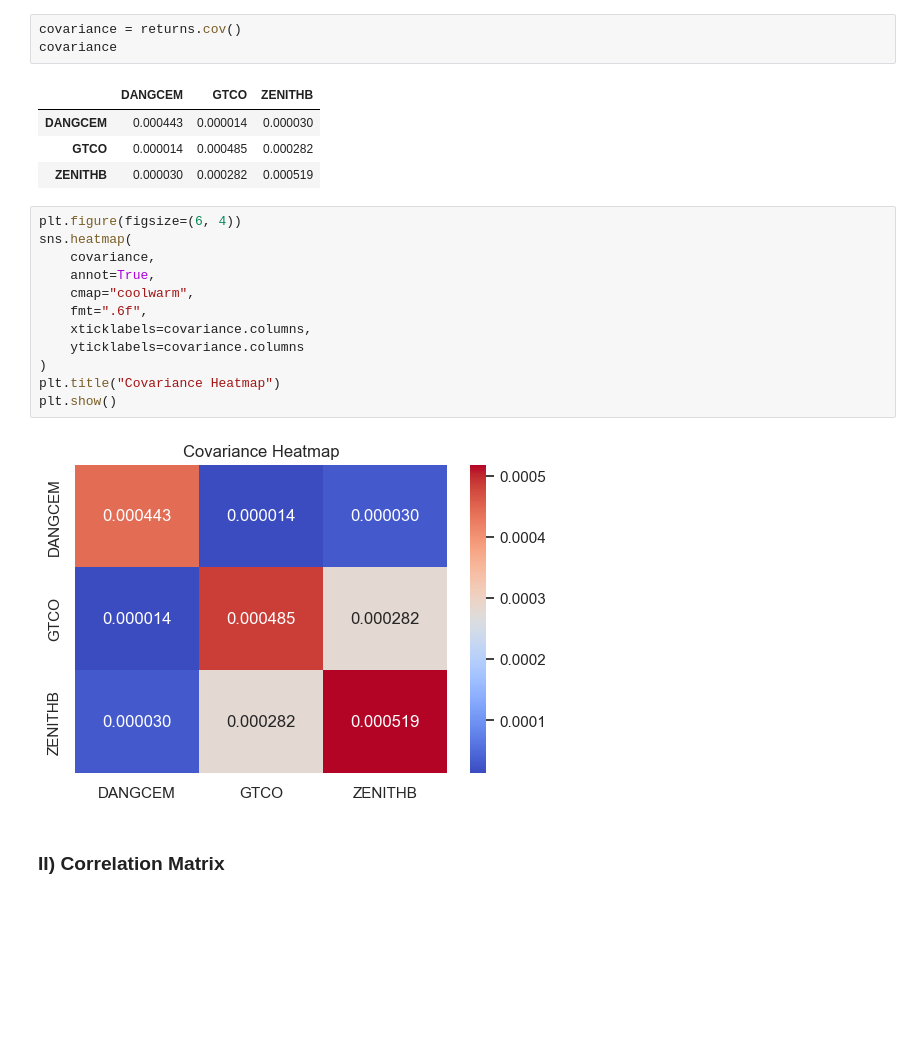
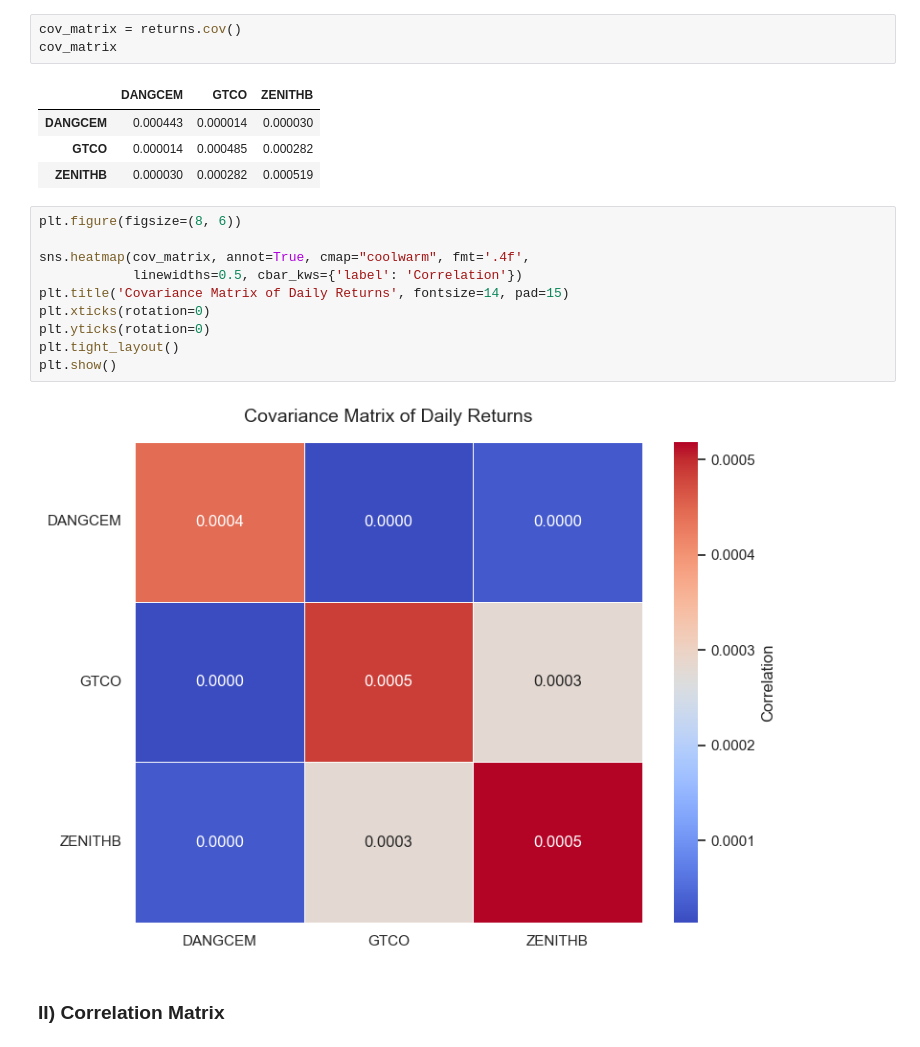
Before and after one commit to emycodesanalytics/finance-data-projects, a Jupyter notebook: 01-equities-performance-analysis/notebooks/equities_performance_analysis.ipynb, the cells around one changed output. Saved outputs shown, nothing was run; the diff lists cells and outputs as text; blank space fills up the shorter version.

```diff
--- a/01-equities-performance-analysis/notebooks/equities_performance_analysis.ipynb
+++ b/01-equities-performance-analysis/notebooks/equities_performance_analysis.ipynb
@@ -353,27 +388,25 @@ dtype: float64
 # %% [markdown]
 ### I) Covariance Matrix
 # %%
-covariance = returns.cov()
-covariance
+cov_matrix = returns.cov()
+cov_matrix
 # %% [output]
 |  | DANGCEM | GTCO | ZENITHB |
 | DANGCEM | 0.000443 | 0.000014 | 0.000030 |
 | GTCO | 0.000014 | 0.000485 | 0.000282 |
 | ZENITHB | 0.000030 | 0.000282 | 0.000519 |
 # %%
-plt.figure(figsize=(6, 4))
-sns.heatmap(
-    covariance,
-    annot=True,
-    cmap="coolwarm",
-    fmt=".6f",
-    xticklabels=covariance.columns,
-    yticklabels=covariance.columns
-)
-plt.title("Covariance Heatmap")
+plt.figure(figsize=(8, 6))
+
+sns.heatmap(cov_matrix, annot=True, cmap="coolwarm", fmt='.4f',
+            linewidths=0.5, cbar_kws={'label': 'Correlation'})
+plt.title('Covariance Matrix of Daily Returns', fontsize=14, pad=15)
+plt.xticks(rotation=0)
+plt.yticks(rotation=0)
+plt.tight_layout()
 plt.show()
 # %% [output]
-[figure, old version]
+[figure, new version]
 # %% [markdown]
 ### II) Correlation Matrix
 # %%
```
Also changed, not shown: parts of 14 cells of this notebook.
